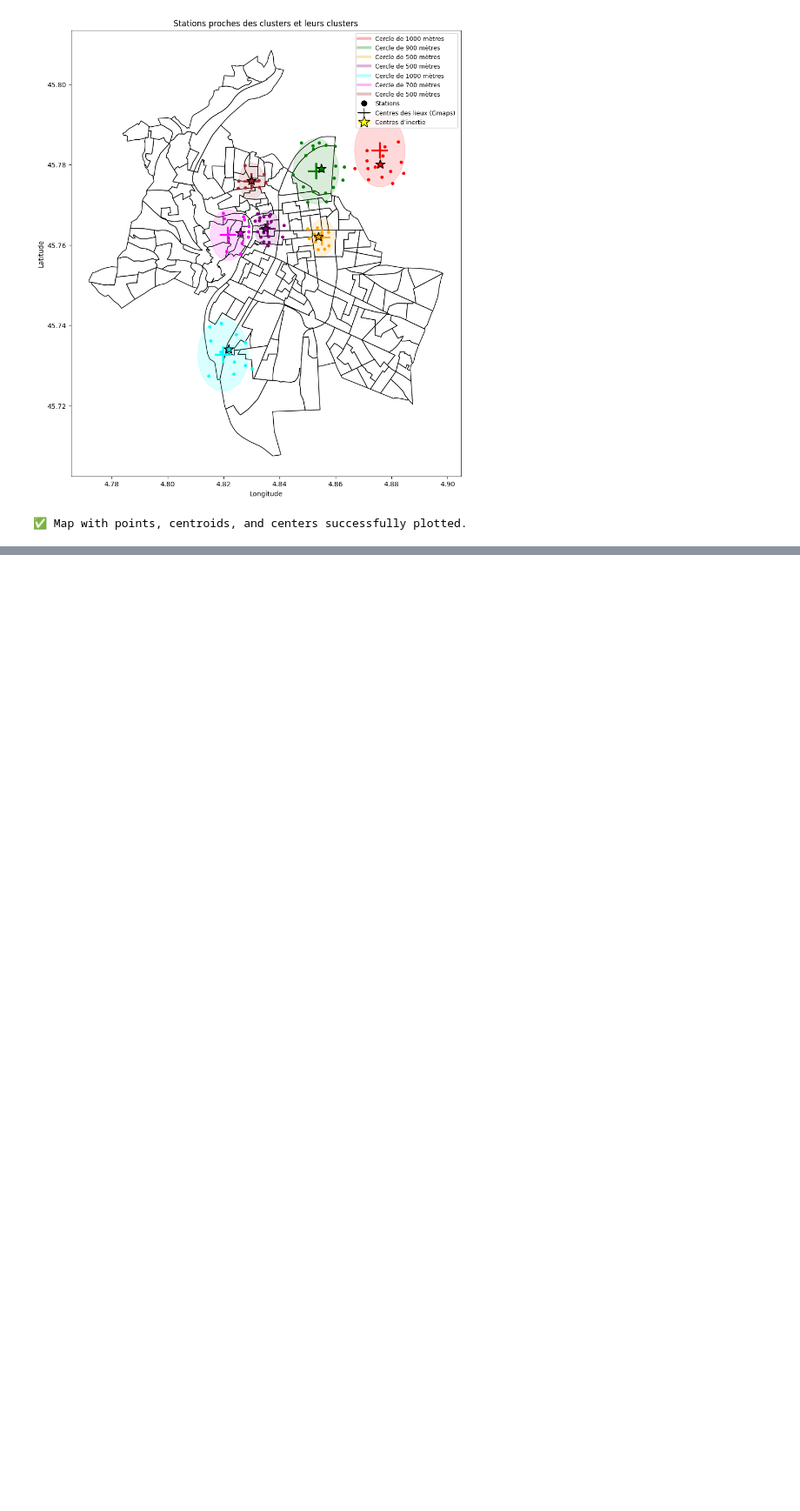
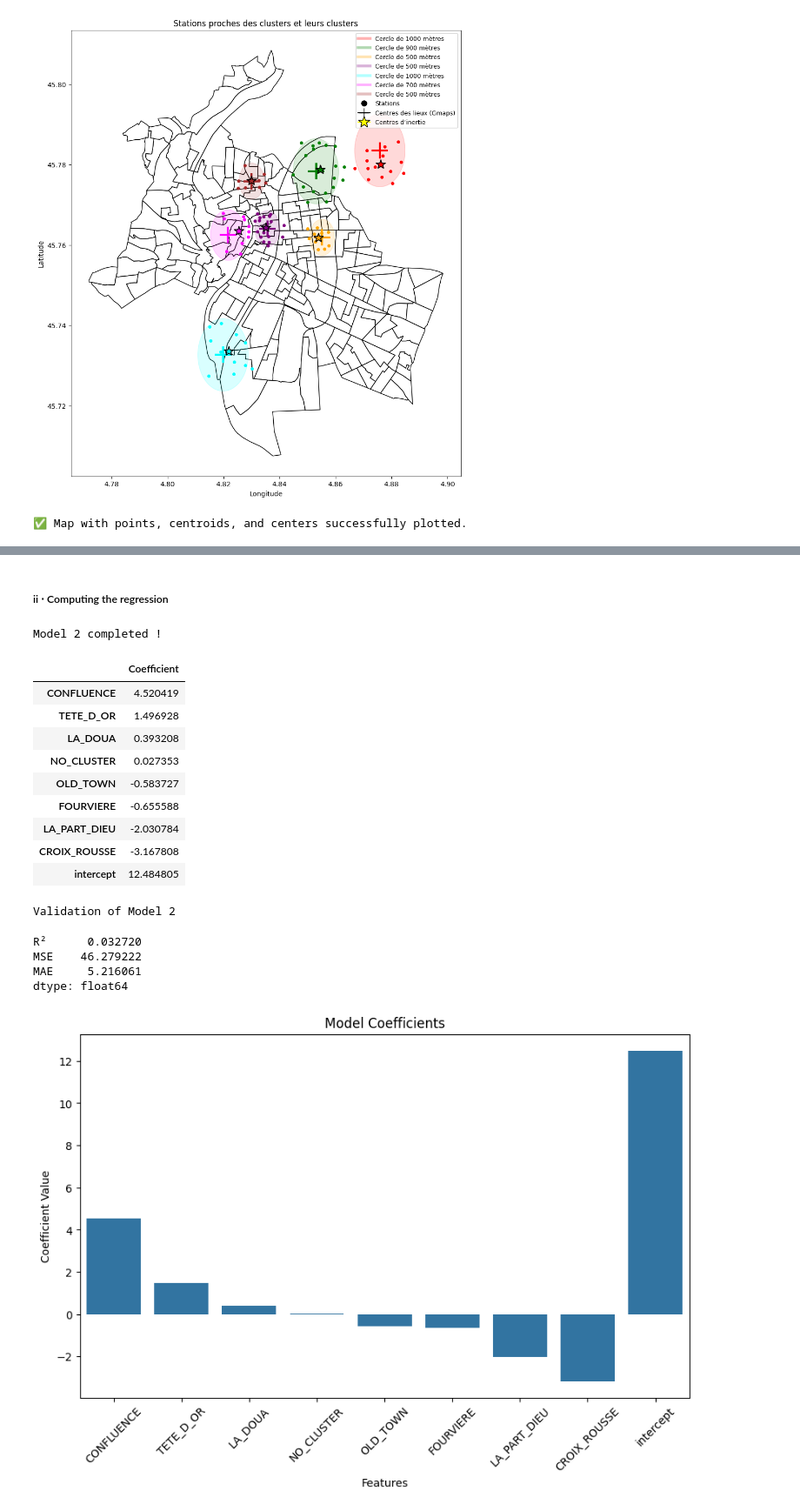
Before and after one commit to Echoo7/Machine-Learning-Project, a Jupyter notebook: Notebook_ghislain_clusters.ipynb, the cells around one changed output, grey strips where cells are left out. Shown at 87% size. Saved outputs shown, nothing was run; the diff lists cells and outputs as text; code cells hidden in the pictures; blank space fills up the shorter version.

```diff
--- a/Notebook_ghislain_clusters.ipynb
+++ b/Notebook_ghislain_clusters.ipynb
@@ -745,0 +749,9 @@ for cluster, (lat, lon) in clusters_centers.items() :
+# %%
+# Join df_lyon (the main data frame) with the cluster mapping
+df_model2 = df_lyon.merge(
+    gdf_useful.drop(columns=['longitude','latitude'], inplace=False).rename(columns={'idstation': 'id_return_station', 'cluster': 'return_cluster'}),
+    on='id_return_station',
+    how='left'  # Use a left join to keep all rows from the main data frame (df_lyon)
+)
+
+df_model2.head(10)
@@ -745,0 +804,57 @@ for cluster, (lat, lon) in clusters_centers.items() :
+# %% [markdown]
+##### ii ⋅ Computing the regression
+# %%
+# Creating our multi-linear regression model, predicting the travel time based on the cluster of the return station !
+
+## Splitting our data using my_train_test_split function
+y = df_model2['travel_time']
+
+non_x = ['id_exit_station',	'exit_station',	'date_exit', 'id_return_station', 'return_station', 'date_return', 'travel_time', 'distance']
+X = df_model2.drop(columns=non_x)
+del non_x
+
+X_train, X_test, y_train, y_test = my_train_test_split(X, y)
+
+## Creating model 2
+model2 = LinearRegression()
+model2.fit(X_train, y_train)
+
+## Retrieval of its coefficient estimates
+df_model2_coeffs = build_coeffs_df(model2)
+
+print("Model 2 completed !")
+display(df_model2_coeffs)
+
+## Displaying model 2's validation serie
+y_pred_model2 = model2.predict(X_test)
+s_model2_validation = build_validation_serie(y_test, y_pred_model2)
+
+print("Validation of Model 2")
+display(s_model2_validation)
+
+## Plotting a bar plot of the model's coefficients
+plt.figure(figsize=(10, 6))
+sns.barplot(x=df_model2_coeffs.index, y='Coefficient', data=df_model2_coeffs.reset_index())
+plt.title('Model Coefficients')
+plt.xlabel('Features')
+plt.ylabel('Coefficient Value')
+plt.xticks(rotation=45)
+plt.show()
+# %% [output]
+Model 2 completed !
+|  | Coefficient |
+| CONFLUENCE | 4.520419 |
+| TETE_D_OR | 1.496928 |
+| LA_DOUA | 0.393208 |
+| NO_CLUSTER | 0.027353 |
+| OLD_TOWN | -0.583727 |
+| FOURVIERE | -0.655588 |
+| LA_PART_DIEU | -2.030784 |
+| CROIX_ROUSSE | -3.167808 |
+| intercept | 12.484805 |
+Validation of Model 2
+R²      0.032720
+MSE    46.279222
+MAE     5.216061
+dtype: float64
+[figure, added]
```
Also changed, not shown: parts of 46 cells of this notebook.
